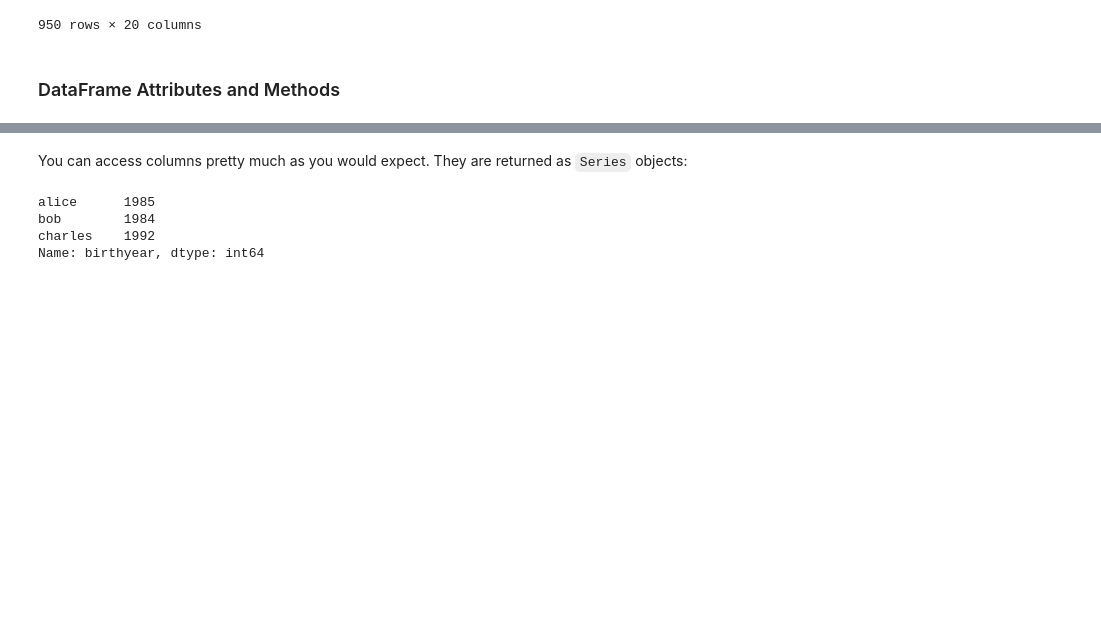
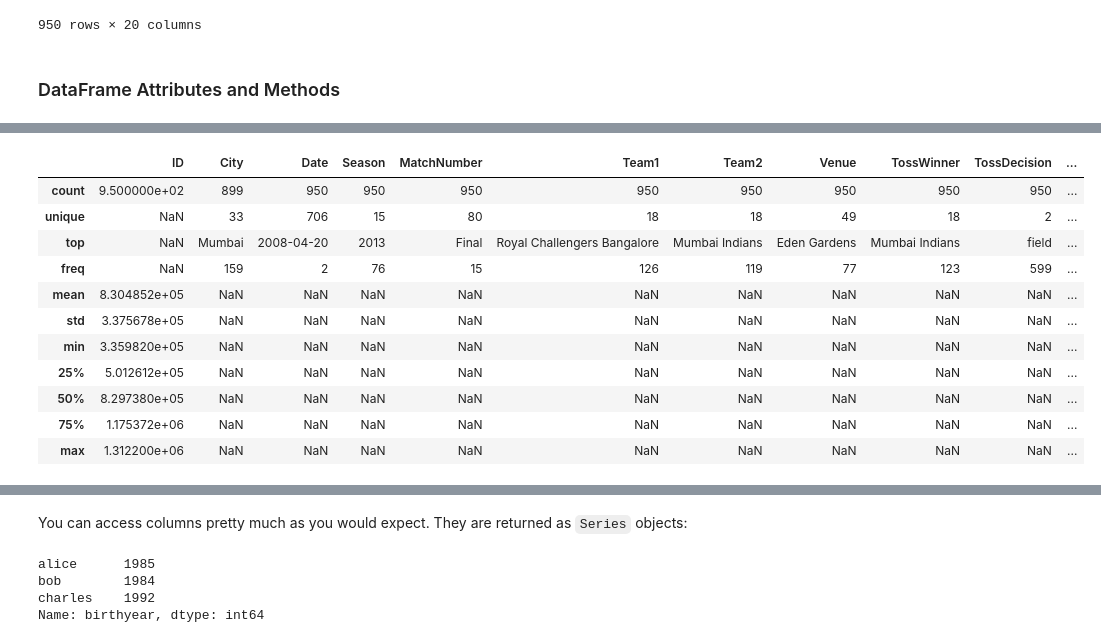
Before and after one commit to DevRitesh08/0.-Preparatory-Topics-for-ML, a Jupyter notebook: Pandas/tools_pandas.ipynb, the cells around one changed output, grey strips where cells are left out. Saved outputs shown, nothing was run; the diff lists cells and outputs as text; code cells hidden in the pictures; blank space fills up the shorter version.

```diff
--- a/Pandas/tools_pandas.ipynb
+++ b/Pandas/tools_pandas.ipynb
@@ -865,0 +1053,15 @@ ipl_matches
+# %%
+ipl_matches.describe(include='all')
+# %% [output]
+|  | ID | City | Date | Season | MatchNumber | Team1 | Team2 | Venue | TossWinner | TossDecision | ... |
+| count | 9.500000e+02 | 899 | 950 | 950 | 950 | 950 | 950 | 950 | 950 | 950 | ... |
+| unique | NaN | 33 | 706 | 15 | 80 | 18 | 18 | 49 | 18 | 2 | ... |
+| top | NaN | Mumbai | 2008-04-20 | 2013 | Final | Royal Challengers Bangalore | Mumbai Indians | Eden Gardens | Mumbai Indians | field | ... |
+| freq | NaN | 159 | 2 | 76 | 15 | 126 | 119 | 77 | 123 | 599 | ... |
+| mean | 8.304852e+05 | NaN | NaN | NaN | NaN | NaN | NaN | NaN | NaN | NaN | ... |
+| std | 3.375678e+05 | NaN | NaN | NaN | NaN | NaN | NaN | NaN | NaN | NaN | ... |
+| min | 3.359820e+05 | NaN | NaN | NaN | NaN | NaN | NaN | NaN | NaN | NaN | ... |
+| 25% | 5.012612e+05 | NaN | NaN | NaN | NaN | NaN | NaN | NaN | NaN | NaN | ... |
+| 50% | 8.297380e+05 | NaN | NaN | NaN | NaN | NaN | NaN | NaN | NaN | NaN | ... |
+| 75% | 1.175372e+06 | NaN | NaN | NaN | NaN | NaN | NaN | NaN | NaN | NaN | ... |
+| max | 1.312200e+06 | NaN | NaN | NaN | NaN | NaN | NaN | NaN | NaN | NaN | ... |
```
Also changed, not shown: parts of 63 cells of this notebook.
